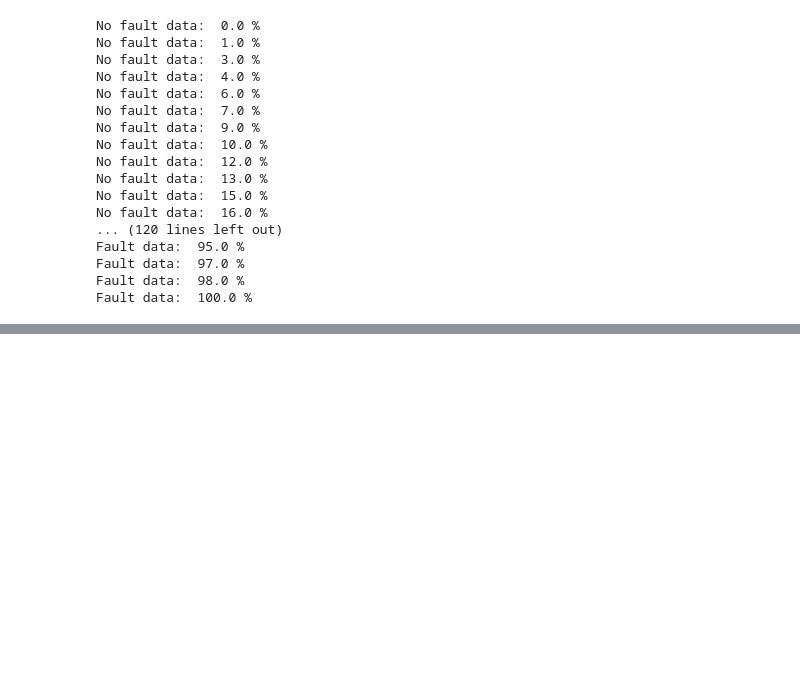
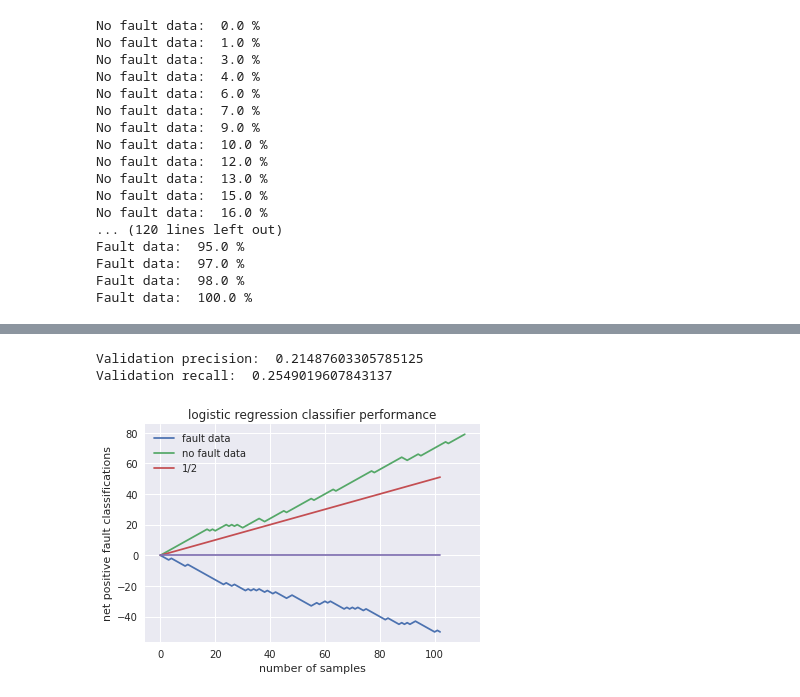
Before and after one commit to cpatdowling/building_transfer, a Jupyter notebook: notebooks/transfer_fault_classifier_eplus.ipynb, the cells around one changed output, grey strips where cells are left out. Drawn from its saved outputs; the diff is of its cells as text; code cells hidden in the pictures; blank space fills up the shorter version.

```diff
--- a/notebooks/transfer_fault_classifier_eplus.ipynb
+++ b/notebooks/transfer_fault_classifier_eplus.ipynb
@@ -141,10 +91,0 @@ plt.show()
-# %%
-#plot the distribution of the forecast error
-errs = []
-for i in range(X_val_poly.shape[1]-1):
-    errs.append(A.dot(X_val_poly[:,i]) - Y_val[:,i])
-
-plt.hist(np.asarray(errs), bins=10, label=["Fan", "Zone Temp 1", "Zone Temp 2", "Zone Temp 3"])
-plt.title("prediction errors by component")
-plt.legend()
-plt.show()
@@ -246,0 +114,2 @@ print(X.shape, Y.shape)
+# %%
+X, Y, X_f, Y_f = sample_classification_transform(A, X_all_poly, X_all_poly_f, Y_all, Y_all_f)
@@ -255,9 +143,6 @@ for i in range(X.shape[1]):
         nofault_samps.append(X[:,i])
     else:
         fault_samps.append(X[:,i])
-
-
-lag = 75
 
 X_lag_nf = np.zeros((lag*X.shape[0], len(nofault_samps) - lag))
 Y_lag_nf = np.zeros((1, len(nofault_samps) - lag))
@@ -452,6 +323,5 @@ Training data size:  330
 # %%
 #set "inital" as random, train and validate in summer
-shift=168
 horizon = 168*2
 start_i = 0+shift
 
@@ -729,0 +606,47 @@ print("Training recall: ", r)
+# %%
+#test previously trained logisitc regression model on current features
+
+Y_hat_val = logreg_model_obj.predict(X_val_log_reg.T)
+
+p = sklearn.metrics.precision_score(Y_val_log_reg.T, Y_hat_val.T)
+r = sklearn.metrics.recall_score(Y_val_log_reg.T, Y_hat_val.T)
+
+print("Validation precision: ", p)
+print("Validation recall: ", r)
+
+#classify a elements of a sequence, +1 if fault, -1 if no fault, signal according to polling
+
+fault_votes = [0.0]
+nofault_votes = [0.0]
+base = [0.0]
+
+for i in range(X_val_log_reg.shape[1]):
+    #if no fault
+    if Y_val_log_reg[0,i] == 0:
+        Y_hat = logreg_model_obj.predict(X_val_log_reg[:,i].T.reshape(1, -1))
+        if Y_hat == 0:
+            nofault_votes.append(nofault_votes[-1] - 1)
+        if Y_hat == 1:
+            nofault_votes.append(nofault_votes[-1] + 1)
+    #if fault
+    if Y_val_log_reg[0,i] == 1:
+        Y_hat = logreg_model_obj.predict(X_val_log_reg[:,i].T.reshape(1, -1))
+        if Y_hat == 0:
+            fault_votes.append(fault_votes[-1] - 1)
+        if Y_hat == 1:
+            fault_votes.append(fault_votes[-1] + 1)
+        base.append(base[-1] + 0.5)
+
+plt.plot(fault_votes, label="fault data")
+plt.plot(nofault_votes, label="no fault data")
+plt.plot(base, label="1/2")
+plt.plot(np.zeros((len(fault_votes,))))
+plt.ylabel("net positive fault classifications")
+plt.xlabel("number of samples")
+plt.title("logistic regression classifier performance")
+plt.legend()
+plt.show()
+# %% [output]
+Validation precision:  0.21487603305785125
+Validation recall:  0.2549019607843137
+[figure, added]
```
Also changed, not shown: parts of 24 cells of this notebook, 7 other files.
